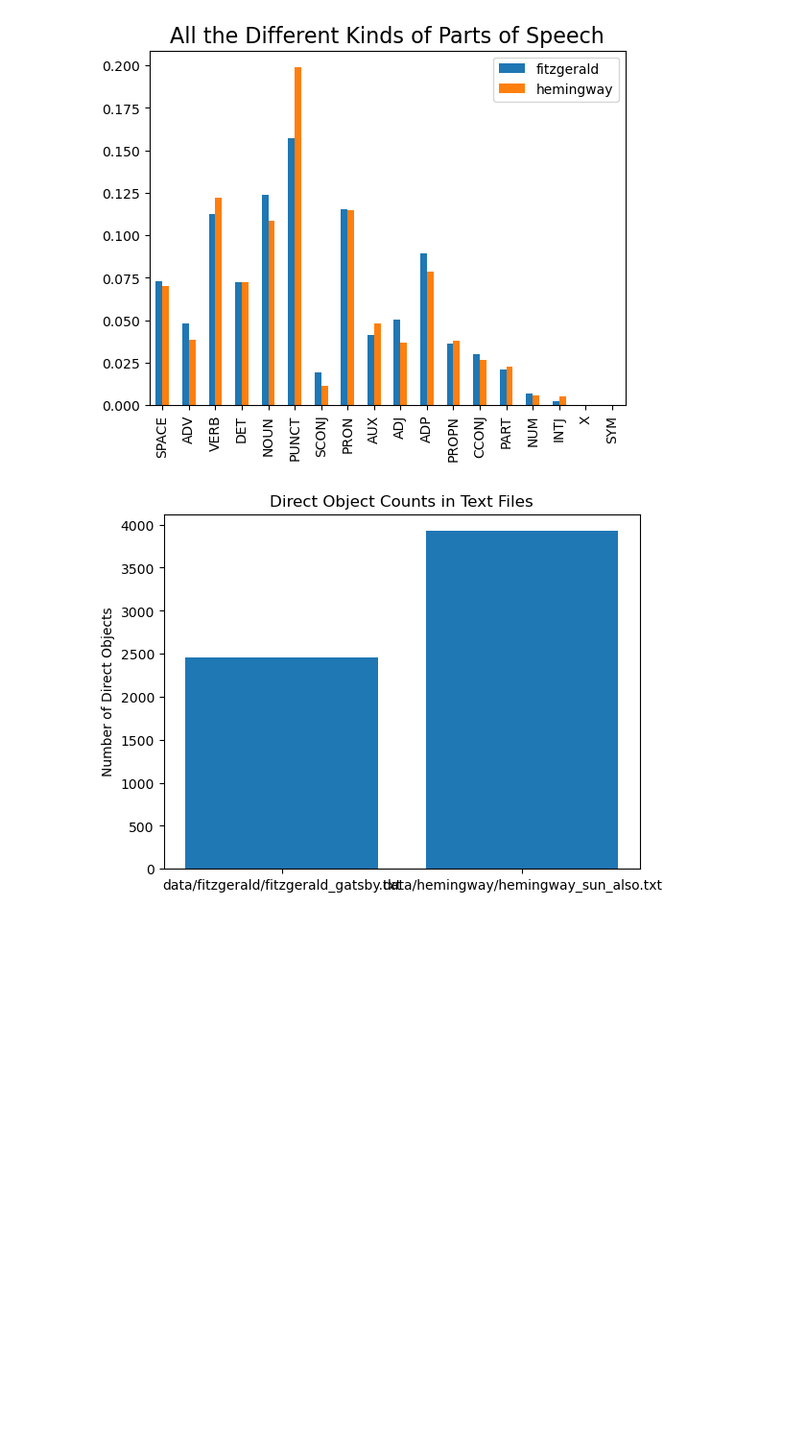
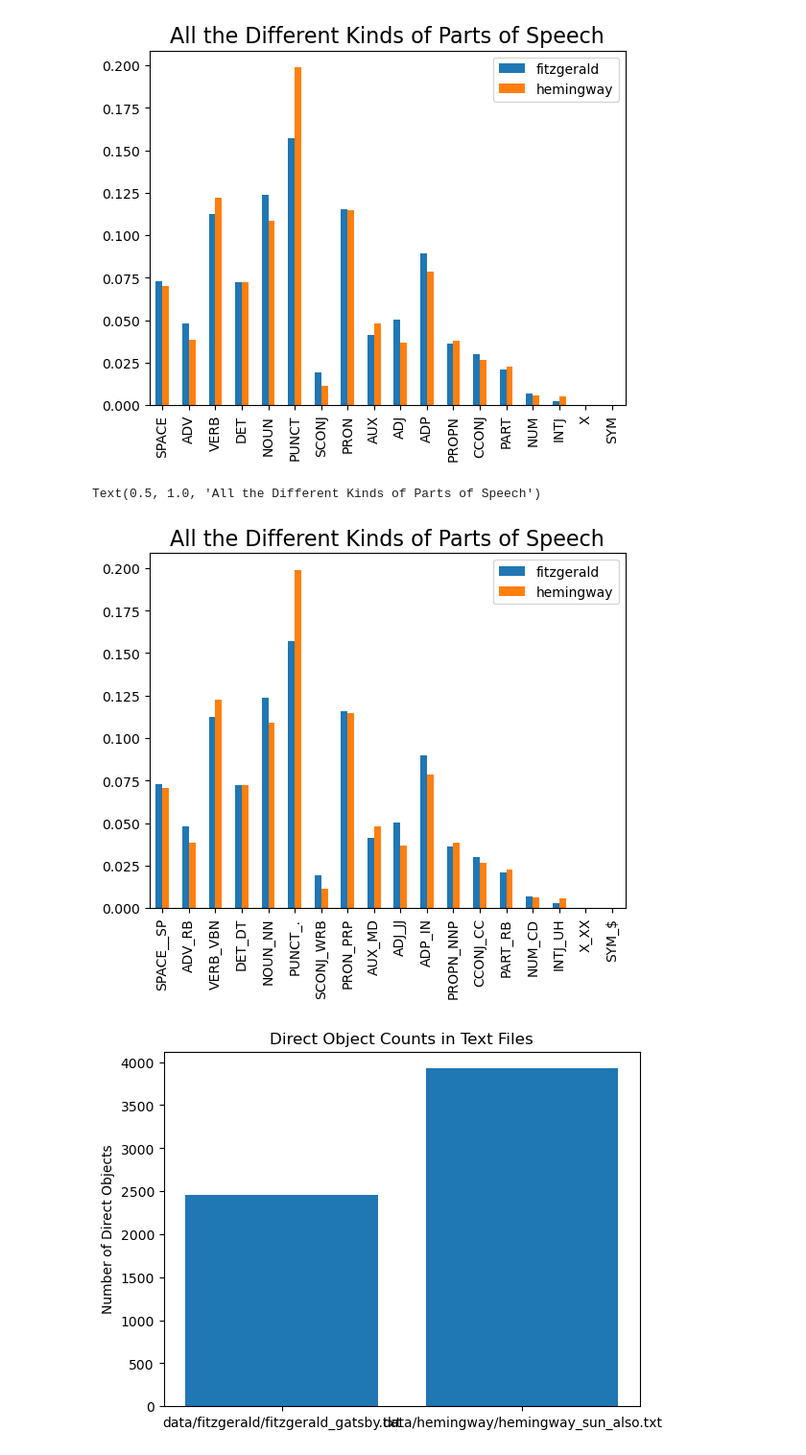
Before and after one commit to kspicer80/fitzgerald_hemingway, a Jupyter notebook: part_of_speech_analysis.ipynb, the cells around one changed output. Shown at 96% size. Cells and saved outputs as stored; diff of their text form; code cells hidden in the pictures; blank space fills up the shorter version.

```diff
--- a/part_of_speech_analysis.ipynb
+++ b/part_of_speech_analysis.ipynb
@@ -22,6 +22,8 @@ print(len(list(sun_nlp.sents)))
 6568
 # %%
 tagDict = {w.pos: w.pos_ for w in gatsby_nlp}
+# %%
+extendedTagDict = {w.pos: w.pos_ + "_" + w.tag_ for w in gatsby_nlp}
 # %%
 gatsby_POS = pd.Series(gatsby_nlp.count_by(spacy.attrs.POS))/len(gatsby_nlp)
 sun_POS = pd.Series(sun_nlp.count_by(spacy.attrs.POS))/len(sun_nlp)
@@ -33,6 +35,14 @@ plt.title('All the Different Kinds of Parts of Speech', fontsize=16)
 # %% [output]
 Text(0.5, 1.0, 'All the Different Kinds of Parts of Speech')
 [figure]
+# %%
+df = pd.DataFrame([gatsby_POS, sun_POS], index=['fitzgerald', 'hemingway'])
+df.columns = [extendedTagDict[column] for column in df.columns]
+df.T.plot(kind='bar')
+plt.title('All the Different Kinds of Parts of Speech', fontsize=16)
+# %% [output]
+Text(0.5, 1.0, 'All the Different Kinds of Parts of Speech')
+[figure, added]
 # %%
 file_names = [
     'data/fitzgerald/fitzgerald_gatsby.txt',
```
Also changed, not shown: 3 other files.
